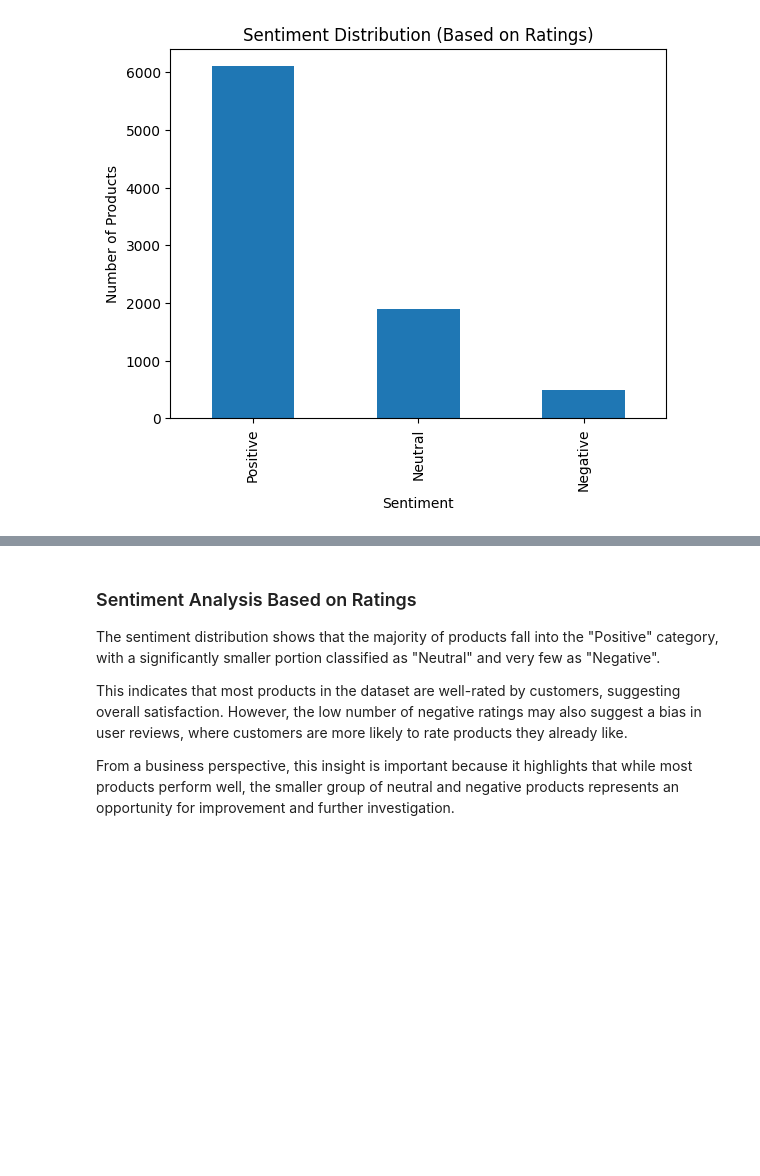
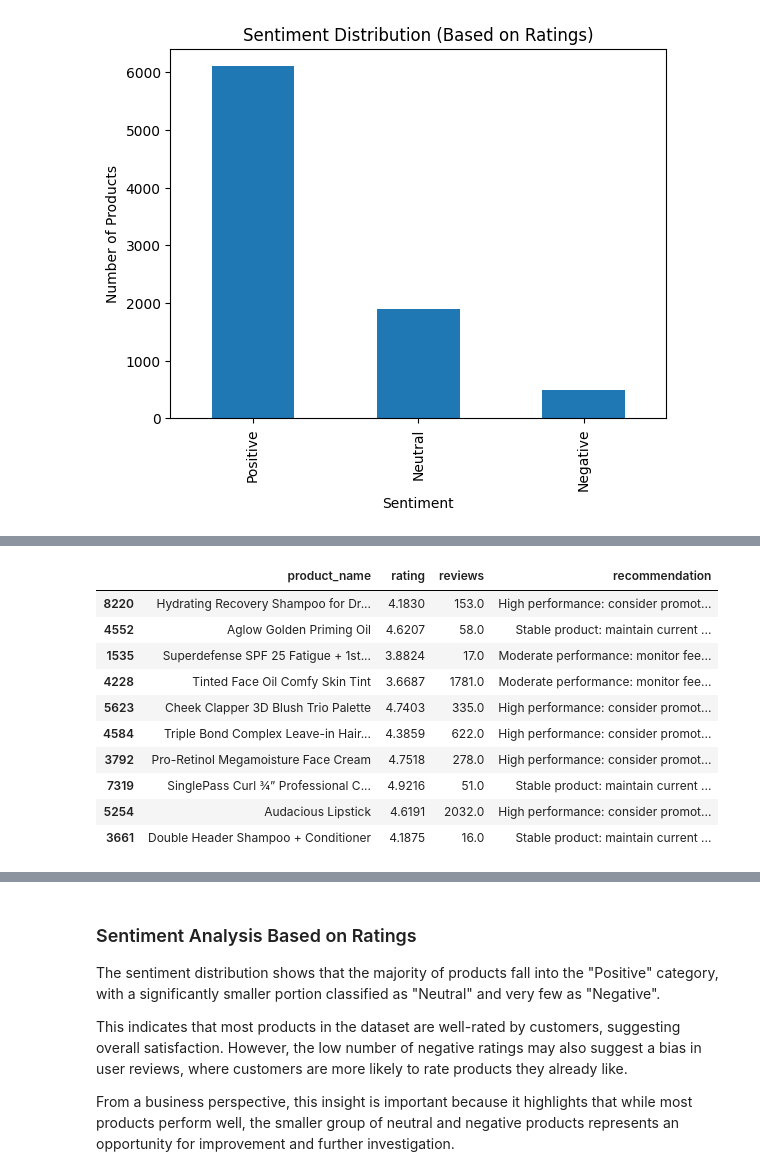
Before and after one commit to Jheyneopc/product-feedback-insights, a Jupyter notebook: notebooks/analysis.ipynb, the cells around one changed output, grey strips where cells are left out. Cells and saved outputs as stored; diff of their text form; code cells hidden in the pictures; blank space fills up the shorter version.

Commit message:
Updated analysis with recommendations and improvements

```diff
--- a/notebooks/analysis.ipynb
+++ b/notebooks/analysis.ipynb
@@ -163,0 +213,15 @@ plt.show()
+# %%
+# Display random sample of products with recommendations
+df[['product_name','rating','reviews','recommendation']].sample(10, random_state=42)
+# %% [output]
+|  | product_name | rating | reviews | recommendation |
+| 8220 | Hydrating Recovery Shampoo for Dr... | 4.1830 | 153.0 | High performance: consider promot... |
+| 4552 | Aglow Golden Priming Oil | 4.6207 | 58.0 | Stable product: maintain current ... |
+| 1535 | Superdefense SPF 25 Fatigue + 1st... | 3.8824 | 17.0 | Moderate performance: monitor fee... |
+| 4228 | Tinted Face Oil Comfy Skin Tint | 3.6687 | 1781.0 | Moderate performance: monitor fee... |
+| 5623 | Cheek Clapper 3D Blush Trio Palette | 4.7403 | 335.0 | High performance: consider promot... |
+| 4584 | Triple Bond Complex Leave-in Hair... | 4.3859 | 622.0 | High performance: consider promot... |
+| 3792 | Pro-Retinol Megamoisture Face Cream | 4.7518 | 278.0 | High performance: consider promot... |
+| 7319 | SinglePass Curl ¾” Professional C... | 4.9216 | 51.0 | Stable product: maintain current ... |
+| 5254 | Audacious Lipstick | 4.6191 | 2032.0 | High performance: consider promot... |
+| 3661 | Double Header Shampoo + Conditioner | 4.1875 | 16.0 | Stable product: maintain current ... |
```
Also changed, not shown: parts of 10 cells of this notebook.
